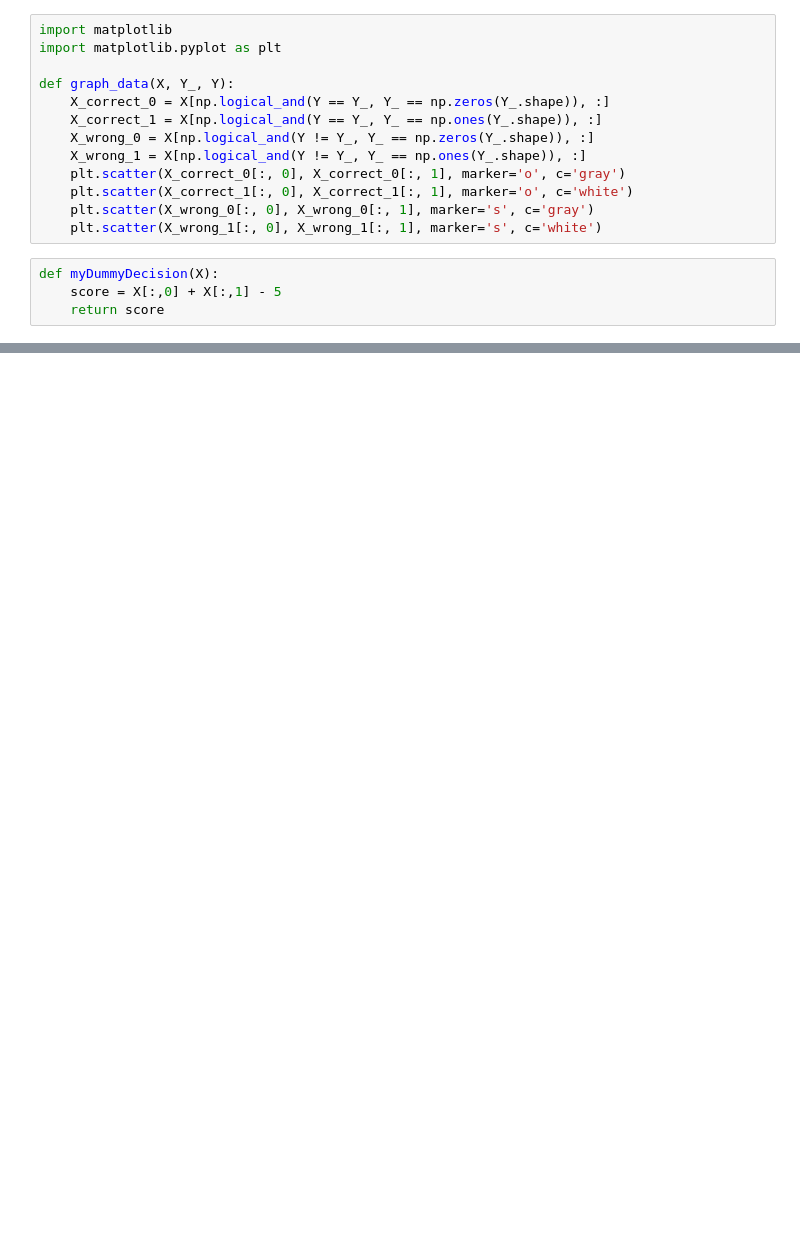
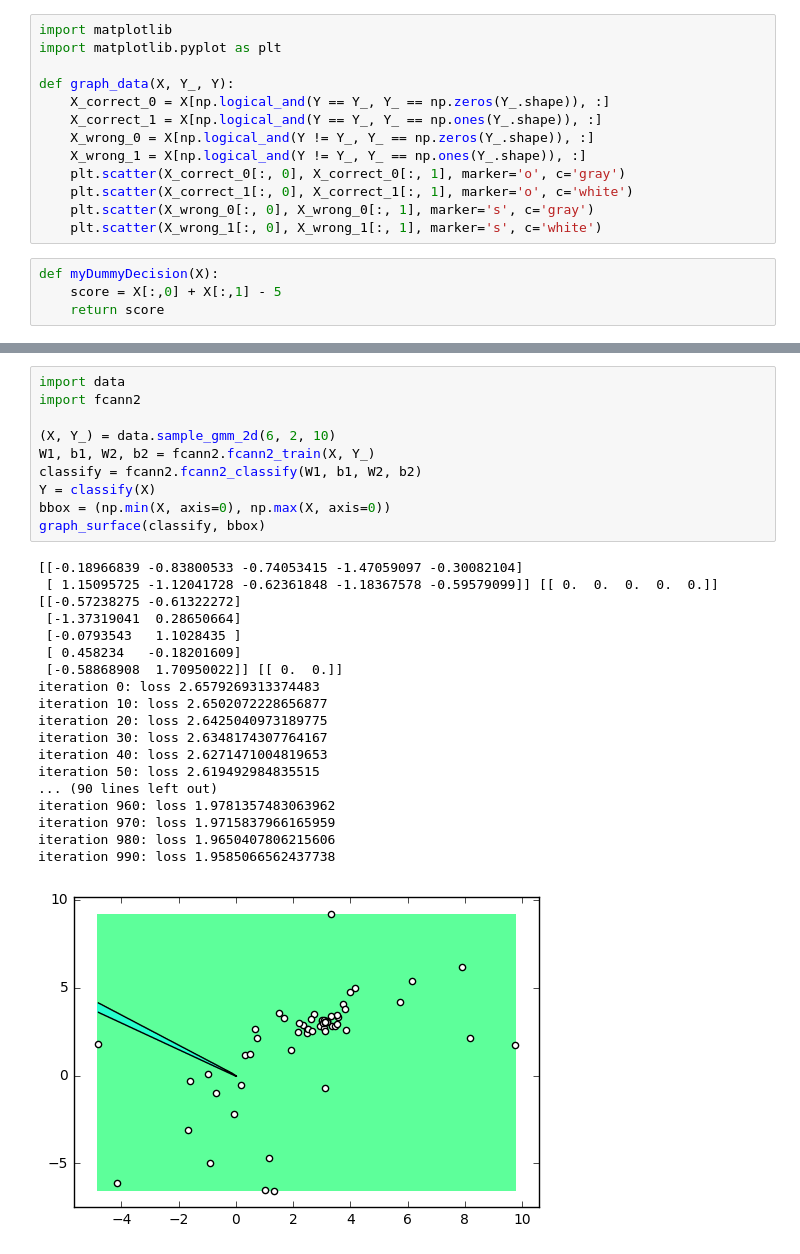
Before and after one commit to dkrivosic/deep-learning, a Jupyter notebook: lab_1/DU-2016-Lab_1.ipynb, the cells around one changed output, grey strips where cells are left out. Saved outputs shown, nothing was run; the diff lists cells and outputs as text; blank space fills up the shorter version.

```diff
--- a/lab_1/DU-2016-Lab_1.ipynb
+++ b/lab_1/DU-2016-Lab_1.ipynb
@@ -62,0 +63,29 @@ graph_surface(myDummyDecision, bbox, offset=0.5)
+# %%
+import data
+import fcann2
+
+(X, Y_) = data.sample_gmm_2d(6, 2, 10)
+W1, b1, W2, b2 = fcann2.fcann2_train(X, Y_)
+classify = fcann2.fcann2_classify(W1, b1, W2, b2)
+Y = classify(X)
+bbox = (np.min(X, axis=0), np.max(X, axis=0))
+graph_surface(classify, bbox)
+# %% [output]
+[[-0.18966839 -0.83800533 -0.74053415 -1.47059097 -0.30082104]
+ [ 1.15095725 -1.12041728 -0.62361848 -1.18367578 -0.59579099]] [[ 0.  0.  0.  0.  0.]] [[-0.57238275 -0.61322272]
+ [-1.37319041  0.28650664]
+ [-0.0793543   1.1028435 ]
+ [ 0.458234   -0.18201609]
+ [-0.58868908  1.70950022]] [[ 0.  0.]]
+iteration 0: loss 2.6579269313374483
+iteration 10: loss 2.6502072228656877
+iteration 20: loss 2.6425040973189775
+iteration 30: loss 2.6348174307764167
+iteration 40: loss 2.6271471004819653
+iteration 50: loss 2.619492984835515
+... (90 lines left out)
+iteration 960: loss 1.9781357483063962
+iteration 970: loss 1.9715837966165959
+iteration 980: loss 1.9650407806215606
+iteration 990: loss 1.9585066562437738
+[figure, added]
```
Also changed, not shown: parts of 2 cells of this notebook, 1 other file.
